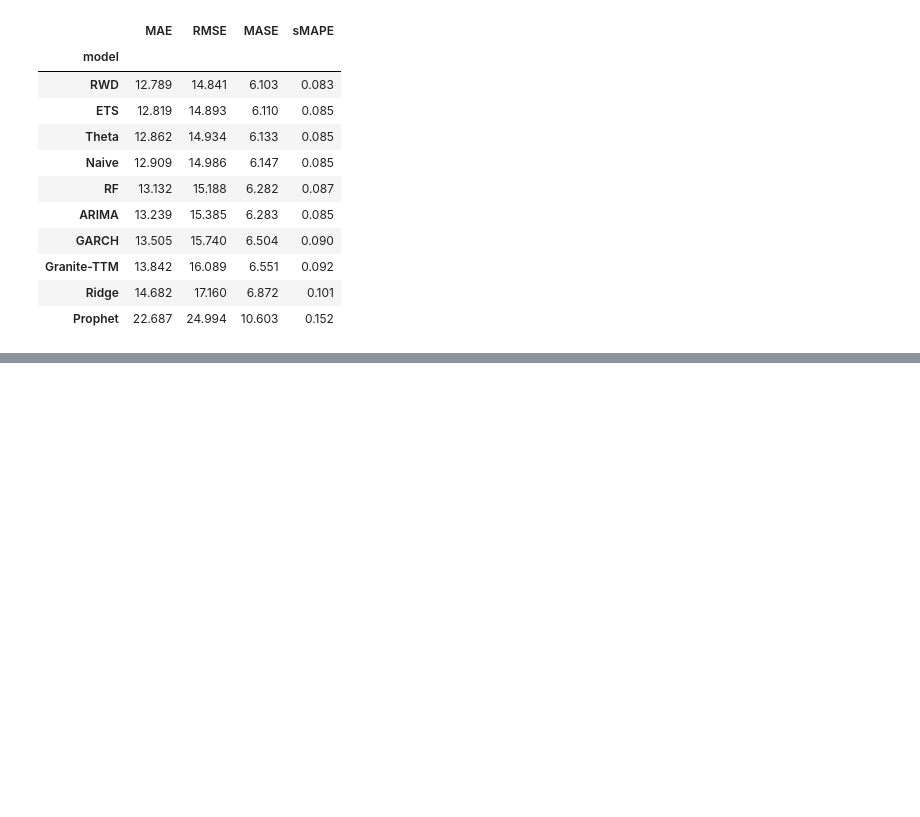
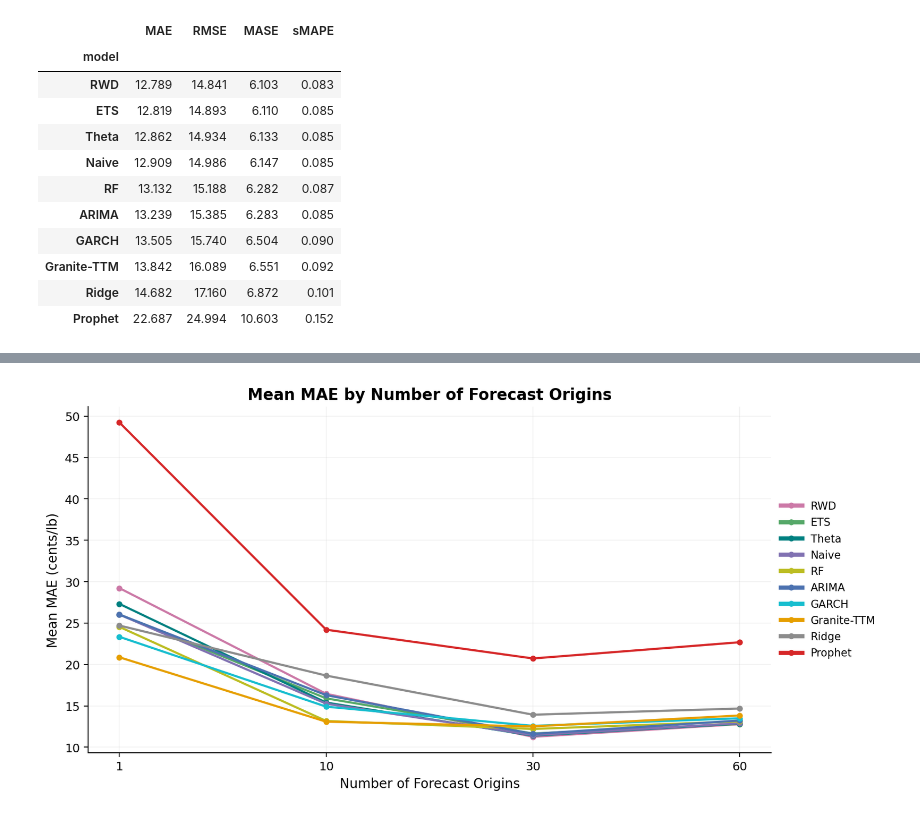
Before and after one commit to F5F0A0/coffee-futures-forecasting-model, a Jupyter notebook: notebooks/01_backtest_run.ipynb, the cells around one changed output, grey strips where cells are left out. Cells and saved outputs as stored; diff of their text form; code cells hidden in the pictures; blank space fills up the shorter version.

```diff
--- a/notebooks/01_backtest_run.ipynb
+++ b/notebooks/01_backtest_run.ipynb
@@ -215,10 +269,10 @@ metrics from this single window are saved as
 # %%
-from coffee_forecast import calculate_metrics
+from coffee_forecast import calculate_metrics, get_forecast_origins
 from coffee_forecast.config import COLOR_MAP, PLOT_ORDER
 
-# The final 63 trading days are the holdout; the preceding CONTEXT_LEN
-# days are the context each model sees.
-a = len(df) - HORIZON
+# Same machinery as the rolling-window backtest at scale=1: the latest
+# valid forecast origin in the series.
+a = get_forecast_origins(df, num_windows=1)[0]
 context_df = df.iloc[a - CONTEXT_LEN : a].copy()
 test_df = df.iloc[a : a + HORIZON].copy()
 y_true = test_df["y"].to_numpy(dtype=float)
@@ -228,20 +282,13 @@ test_start = test_df["ds"].iloc[0]
 # Generate forecasts.
 plot_df = pd.DataFrame({"ds": test_df["ds"].to_numpy(), "Actual": y_true})
 for name, wrapper in models.items():
-    try:
-        plot_df[name] = wrapper.predict(context_df, HORIZON)
-        print(f"  ok  {name}")
-    except Exception as e:
-        print(f"  ERR {name}: {e}")
+    plot_df[name] = wrapper.predict(context_df, HORIZON)
+    print(f"  ✓ {name}")
 
 # Single-origin metrics, sorted by MAE.
 rows = []
 for name in PLOT_ORDER:
-    if name not in plot_df.columns:
-        continue
     y_hat = plot_df[name].to_numpy(dtype=float)
-    if np.any(~np.isfinite(y_hat)):
-        continue
     metrics = calculate_metrics(y_true, y_hat, train_y)
     metrics["Model"] = name
     rows.append(metrics)
@@ -457,0 +515,37 @@ leaderboard.round(3)
+# %%
+mae_by_scale = summary.groupby(["scale", "model"])["MAE"].mean().reset_index()
+
+# Map true scales to equally spaced positions so 1 -> 10 -> 30 -> 60
+# reads as four ordinal steps rather than a squashed linear axis.
+scale_positions = {s: i for i, s in enumerate(SCALES)}
+
+fig, ax = plt.subplots(figsize=(10, 5), dpi=180)
+for name in PLOT_ORDER:
+    model_data = mae_by_scale[mae_by_scale["model"] == name].sort_values("scale")
+    x_pos = [scale_positions[s] for s in model_data["scale"]]
+    ax.plot(
+        x_pos,
+        model_data["MAE"],
+        marker="o",
+        color=COLOR_MAP.get(name, "#666666"),
+        linewidth=1.8,
+        markersize=4,
+        label=name,
+    )
+
+ax.set_title("Mean MAE by Number of Forecast Origins", fontsize=13, weight="semibold")
+ax.set_xlabel("Number of Forecast Origins", fontsize=11)
+ax.set_ylabel("Mean MAE (cents/lb)", fontsize=11)
+ax.set_xticks(range(len(SCALES)))
+ax.set_xticklabels(SCALES)
+ax.grid(True, alpha=0.15)
+ax.spines["top"].set_visible(False)
+ax.spines["right"].set_visible(False)
+leg = ax.legend(loc="center left", bbox_to_anchor=(1, 0.5), frameon=False, fontsize=9)
+for line in leg.get_lines():
+    line.set_linewidth(3.5)
+fig.tight_layout()
+fig.savefig(FIG_DIR / "mae_stabilization.png", dpi=300, bbox_inches="tight")
+plt.show()
+# %% [output]
+[figure, added]
```
Also changed, not shown: parts of 23 cells of this notebook, 17 other files.
